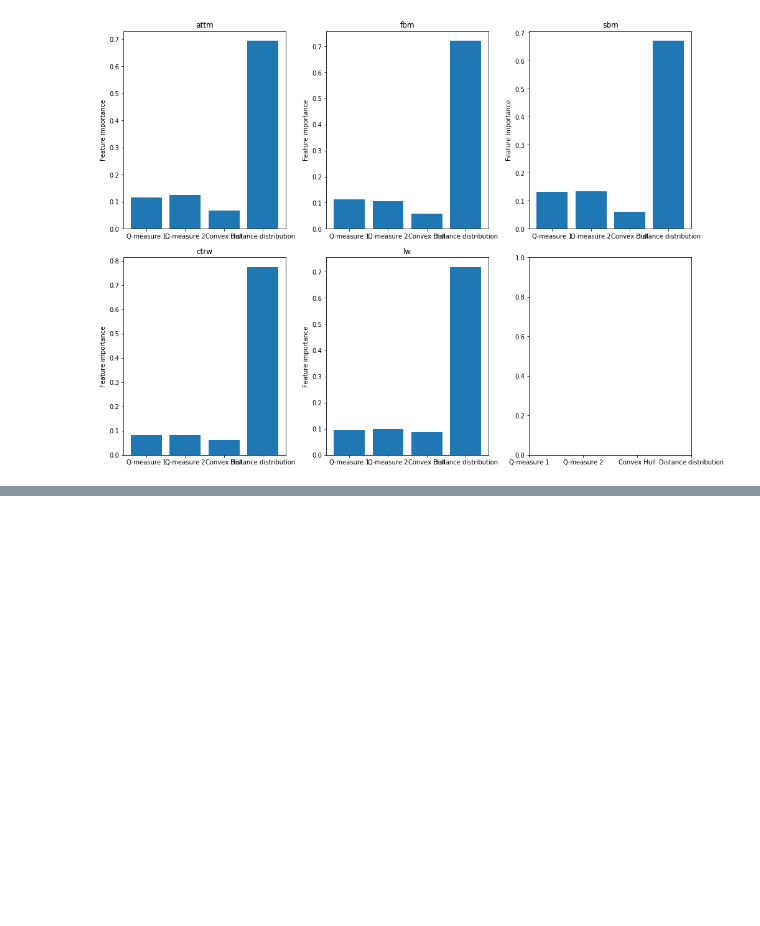
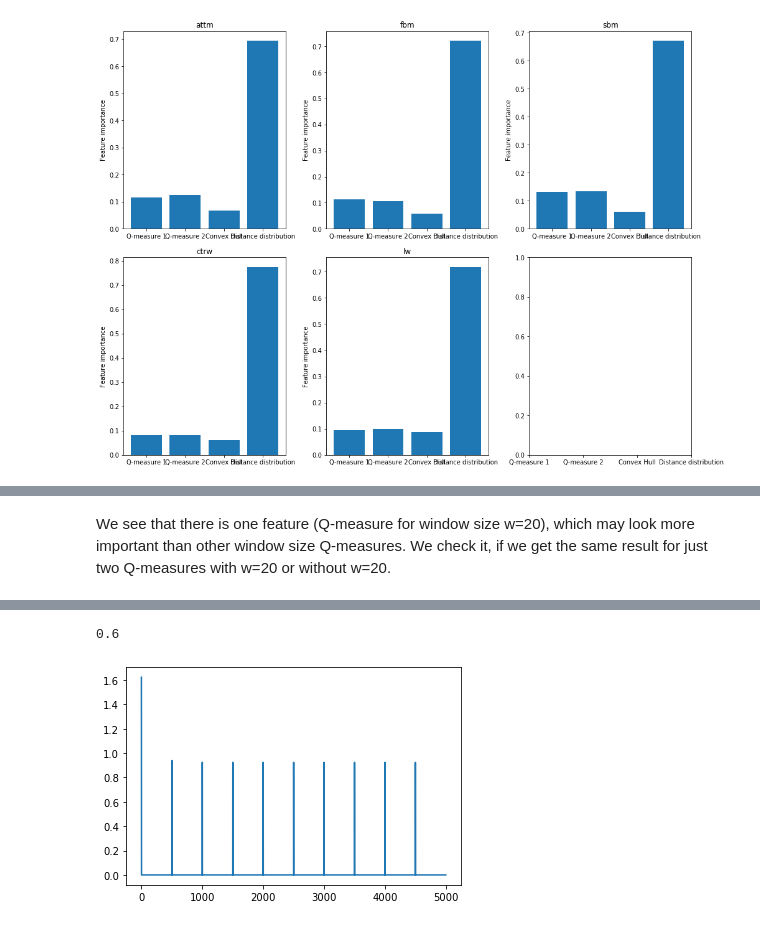
Before and after one commit to Liyubov/Trajectory_analysis, a Jupyter notebook: notebooks/FFNN_Interpret-features-research.ipynb, the cells around one changed output, grey strips where cells are left out. Saved outputs shown, nothing was run; the diff lists cells and outputs as text; code cells hidden in the pictures; blank space fills up the shorter version.

```diff
--- a/notebooks/FFNN_Interpret-features-research.ipynb
+++ b/notebooks/FFNN_Interpret-features-research.ipynb
@@ -277,0 +396,54 @@ Issues:
+# %% [markdown]
+We see that there is one feature (Q-measure for window size w=20), which may look more important than other window size Q-measures. We check it, if we get the same result for just two Q-measures with w=20 or without w=20.
+# %%
+
+
+# Here we create a tuple of features that we want to study
+
+features_new = (Q_measure(trajectories, 5),
+                Q_measure(trajectories, 20),
+            convex_hull(trajectories, 5),
+            dist_distribution(trajectories))
+input_tensor = torch.from_numpy(np.concatenate(features_new,axis=1)).type(torch.FloatTensor)
+
+
+model = linnetwork(input_size=input_tensor.shape[1])
+criterion = torch.nn.CrossEntropyLoss()
+optimizer = torch.optim.Adam(model.parameters(), lr = 0.01)
+
+# Set random seed for reproducibility.
+
+np.random.seed(10)
+split = np.int(0.8*input_tensor.shape[0])
+
+train_input, train_labels = input_tensor[:split,:], labels[:split]
+test_input, test_labels = input_tensor[split:,:], labels[split:]
+
+
+model.train()
+epoch = 5000
+loss_array = np.zeros(epoch)
+for epoch in range(epoch):
+    optimizer.zero_grad()    # Forward pass
+    y_pred = model(train_input)    # Compute Loss
+    loss = criterion(y_pred.squeeze(), train_labels)
+    if epoch % 500 == 0 :
+        loss_array[epoch] =  loss.item()
+        print('Epoch {}: train loss: {}'.format(epoch, loss.item()))    # Backward pass
+    loss.backward()
+    optimizer.step()
+plt.plot(loss_array, '-')
+
+solution =  model(test_input)
+after_train = criterion(solution,test_labels)
+
+prediction = torch.max(solution, 1)[1]
+
+
+nonzero = np.count_nonzero(np.argmax(solution.detach().numpy(),axis=1)-test_labels.detach().numpy())
+tot = len(np.argmax(solution.detach().numpy(),axis=1)-test_labels.detach().numpy())
+
+(tot-nonzero)/tot
+
+# usually around 0.76 for lr = 0.01
+# %% [output]
@@ -277,0 +460,2 @@ Issues:
+0.6
+[figure, added]
```
Also changed, not shown: parts of 13 cells of this notebook.
